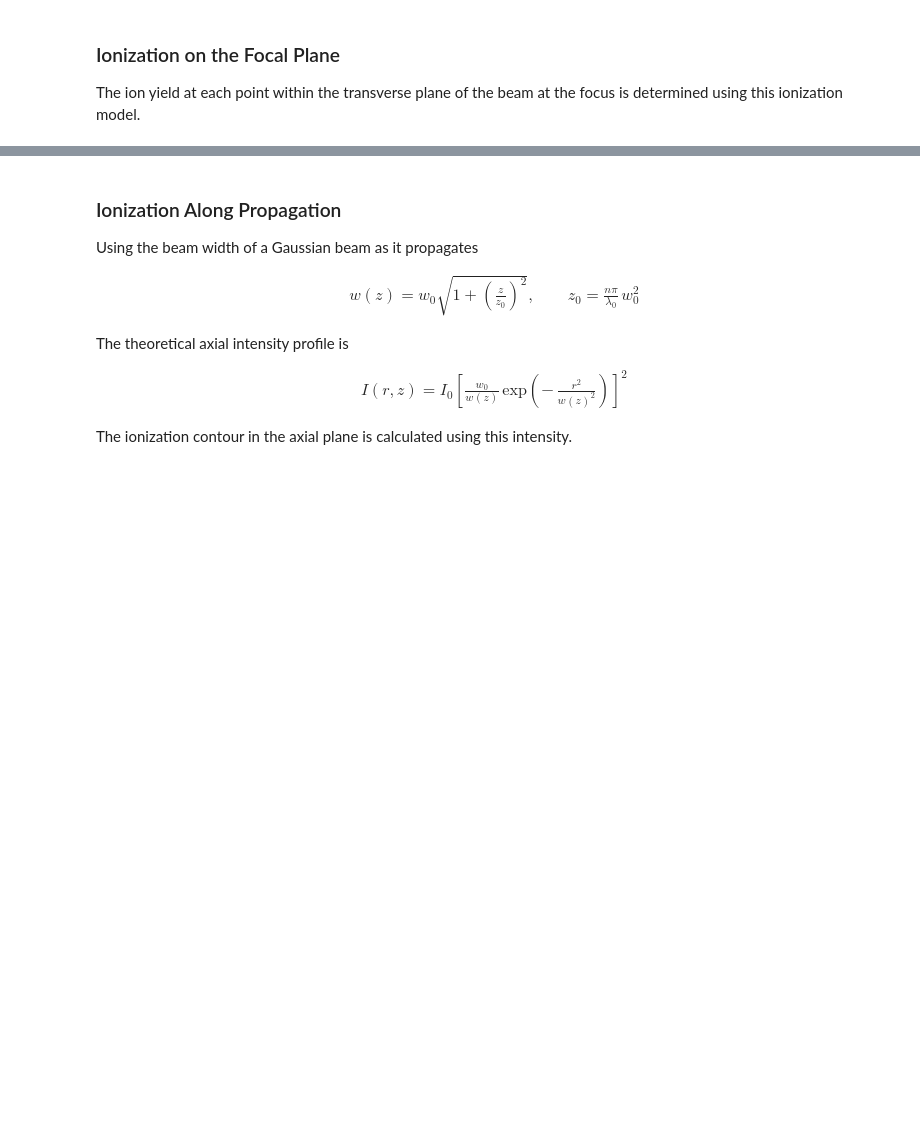
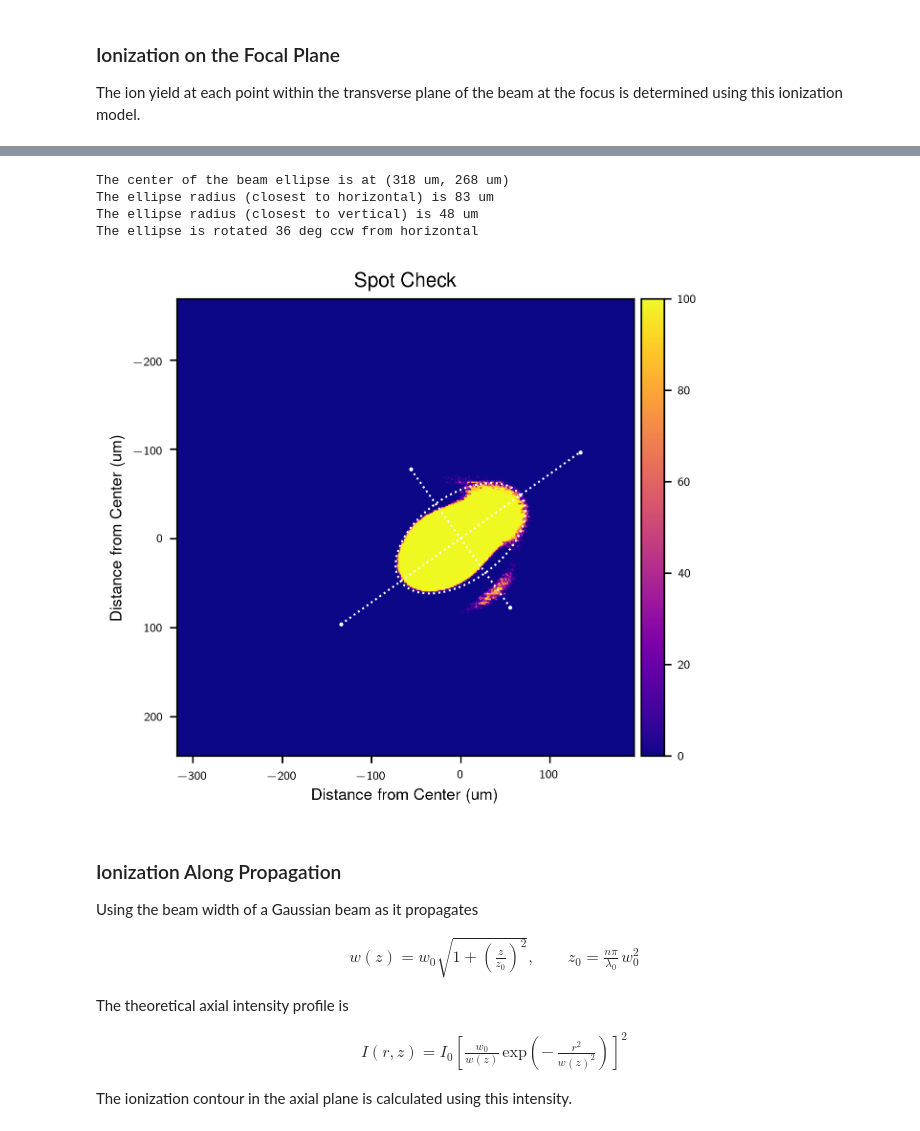
Before and after one commit to acfarrell/co2_analysis, a Jupyter notebook: CO2_analysis.ipynb, the cells around one changed output, grey strips where cells are left out. Drawn from its saved outputs; the diff is of its cells as text; code cells hidden in the pictures; blank space fills up the shorter version.

Commit message:
Added plasma size calculation

```diff
--- a/CO2_analysis.ipynb
+++ b/CO2_analysis.ipynb
@@ -222,3 +229,36 @@ co2.plot_ionization(beam.x, beam.y, intensity, ion_population)
+# %%
+ion_spot = ion_population.value
+
+# Calculate first-pass spot size and position, then use this estimate to clip off all the noise far away from the spot
+x_center, y_center, r_x, r_y, _ = spot.beam_size(ion_spot)
+
+mask_scale = 1
+rectangle = np.full_like(ion_spot, 0, dtype=float)
+
+h, w = ion_spot.shape
+
+box_h = mask_scale * r_y
+box_w = mask_scale * r_x
+
+top = min(h, int(y_center + box_h))
+bottom = max(0, int(y_center - box_h))
+left = max(0, int(x_center - box_w))
+right = min(w, int(x_center + box_w))
+
+rectangle[bottom:top, left:right] = 1
+
+masked_spot = np.copy(ion_spot)
+
+# Set all points outside the box to zero
+masked_spot[rectangle < 1] = 0
+
+spot.spot_plot(masked_spot, pix_size = beam.pix_size, just_spot=True)
+# %% [output]
+The center of the beam ellipse is at (318 um, 268 um)
+The ellipse radius (closest to horizontal) is 83 um
+The ellipse radius (closest to vertical) is 48 um
+The ellipse is rotated 36 deg ccw from horizontal
+[figure, added]
 # %% [markdown]
 ### Ionization Along Propagation
 
```
Also changed, not shown: parts of 6 cells of this notebook, 2 other files.
